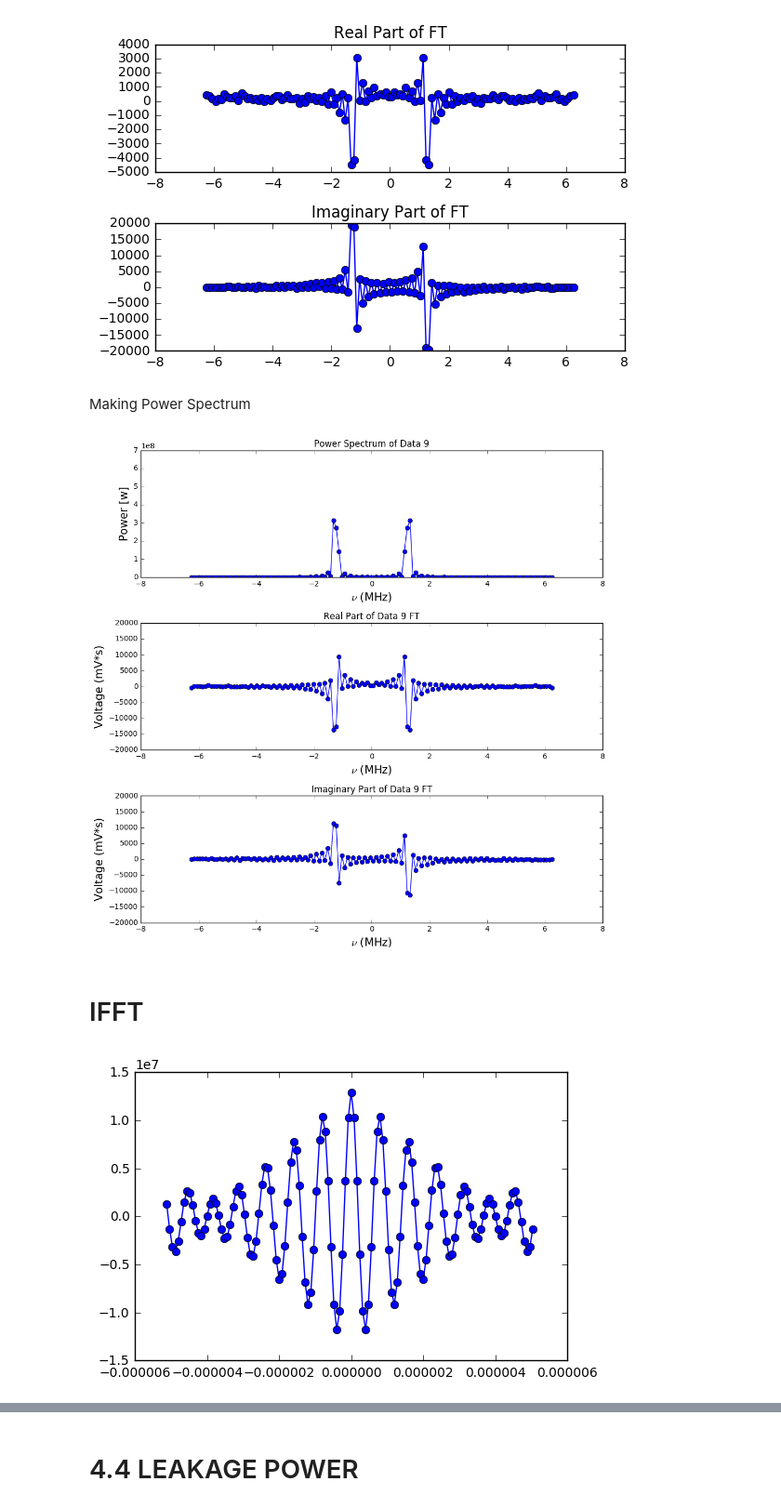
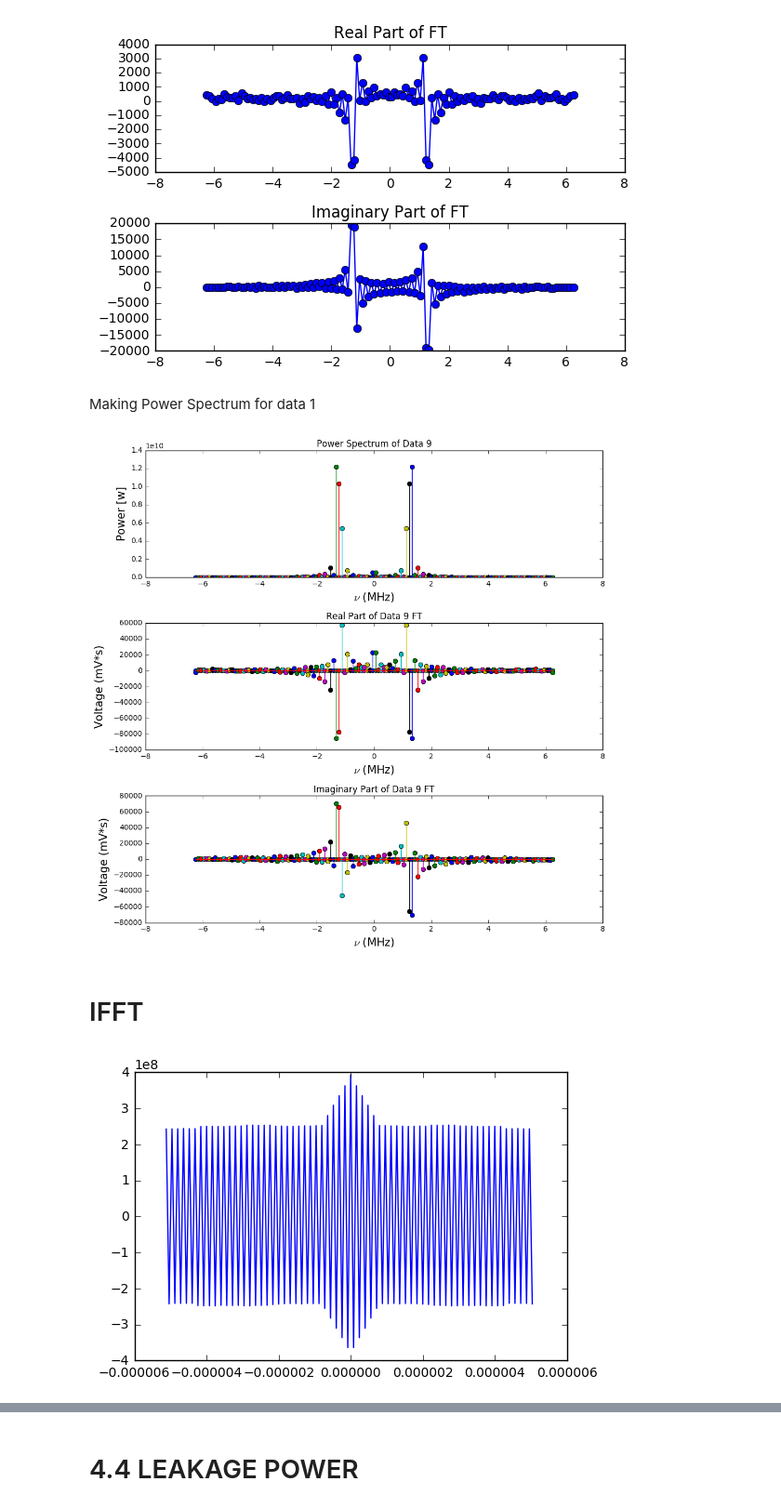
Before and after one commit to arthurm101/radiolab, a Jupyter notebook: Lab 1/Lab1_Mixer.ipynb, the cells around one changed output, grey strips where cells are left out. Shown at 93% size. Saved outputs shown, nothing was run; the diff lists cells and outputs as text; code cells hidden in the pictures.

Commit message:
Worked on some plots

```diff
--- a/Lab 1/Lab1_Mixer.ipynb
+++ b/Lab 1/Lab1_Mixer.ipynb
@@ -31,8 +26,8 @@ data7 = np.load('data7.npy')/6.2 -42
 data8 = np.load('data8.npy')/6.2 -42
 data9 = np.load('data9.npy')/6.2 -42
 
-#data = np.load('all_data.npy')t
-data = np.vstack((data1, data2, data3, data4, data5, data6, data7, data8, data9))
+data = np.load('all_data.npy')
+#data = np.vstack((data1, data2, data3, data4, data5, data6, data7, data8, data9))
 # %% [markdown]
 Now we can begin by defining a sampling frequency
 # %% [markdown]
@@ -167,7 +163,7 @@ plt.tight_layout()
 # %% [output]
 [figure]
 # %% [markdown]
-Making Power Spectrum
+Making Power Spectrum for data 1
 # %%
 N = 2**7
 #print(N)
@@ -201,49 +197,49 @@ def f(i):
     ax3.set_title('Power Spectrum of Data '+ str(i+1))
     ax3.set_ylabel('Power [w]', fontsize = 15)
     ax3.set_xlabel(r'$\nu$ (MHz)', fontsize = 15)
-    ax3.plot(fft_data1[0]/1e6, power_spec, '-o')
-    ax3.set_ylim((0,7e8))
+    ax3.stem(fft_data1[0]/1e6, power_spec, '-o')
+    #ax3.set_ylim((0,7e8))
 
 
     ax1.set_title('Real Part of Data '+str(i+1)+' FT')
     ax1.set_xlabel(r'$\nu$ (MHz)', fontsize = 15)
     ax1.set_ylabel('Voltage (mV*s)', fontsize = 15)
-    ax1.plot(fft_data1[0]/1e6, fft_data1[1].real, '-o')
-    ax1.set_ylim((-2e4,2e4))
+    ax1.stem(fft_data1[0]/1e6, fft_data1[1].real, '-o')
+    #ax1.set_ylim((-2e4,2e4))
 
 
     ax2.set_title('Imaginary Part of Data '+ str(i+1)+' FT')
     ax2.set_ylabel('Voltage (mV*s)', fontsize = 15)
     ax2.set_xlabel(r'$\nu$ (MHz)', fontsize = 15)
-    ax2.plot(fft_data1[0]/1e6, fft_data1[1].imag, '-o')
-    ax2.set_ylim((-2e4,2e4))
+    ax2.stem(fft_data1[0]/1e6, fft_data1[1].imag, '-o')
+    #ax2.set_ylim((-2e4,2e4))
 
     plt.tight_layout()
     plt.show()
 
 interactive_plot = interactive(f, i=(0,8))
-output = interactive_plot.children[-1]
+#output = interactive_plot.children[-1]
 #output.layout.height = '350px'
 interactive_plot
 # %% [output]
-[figure, old version]
+[figure, new version]
 # %% [markdown]
 # IFFT
 # %%
 N = 2**7
 
 def f(i):
     fft_data1 = ugradio.dft.dft(data[i][:N], t = time_array, f = freq_arr)
     power_spec = np.abs(fft_data1[1])**2
 
 
     ift = ugradio.dft.idft(power_spec, freq_arr, time_array)
-    plt.plot(ift[0], ift[1], '-o')
+    plt.plot(ift[0], ift[1])
 
 
 interactive_plot = interactive(f, i=(0,8))
 #output = interactive_plot.children[-1]
 #output.layout.height = '350px'
 interactive_plot
 # %% [output]
-[figure, old version]
+[figure, new version]
```
Also changed, not shown: parts of 10 cells of this notebook.
